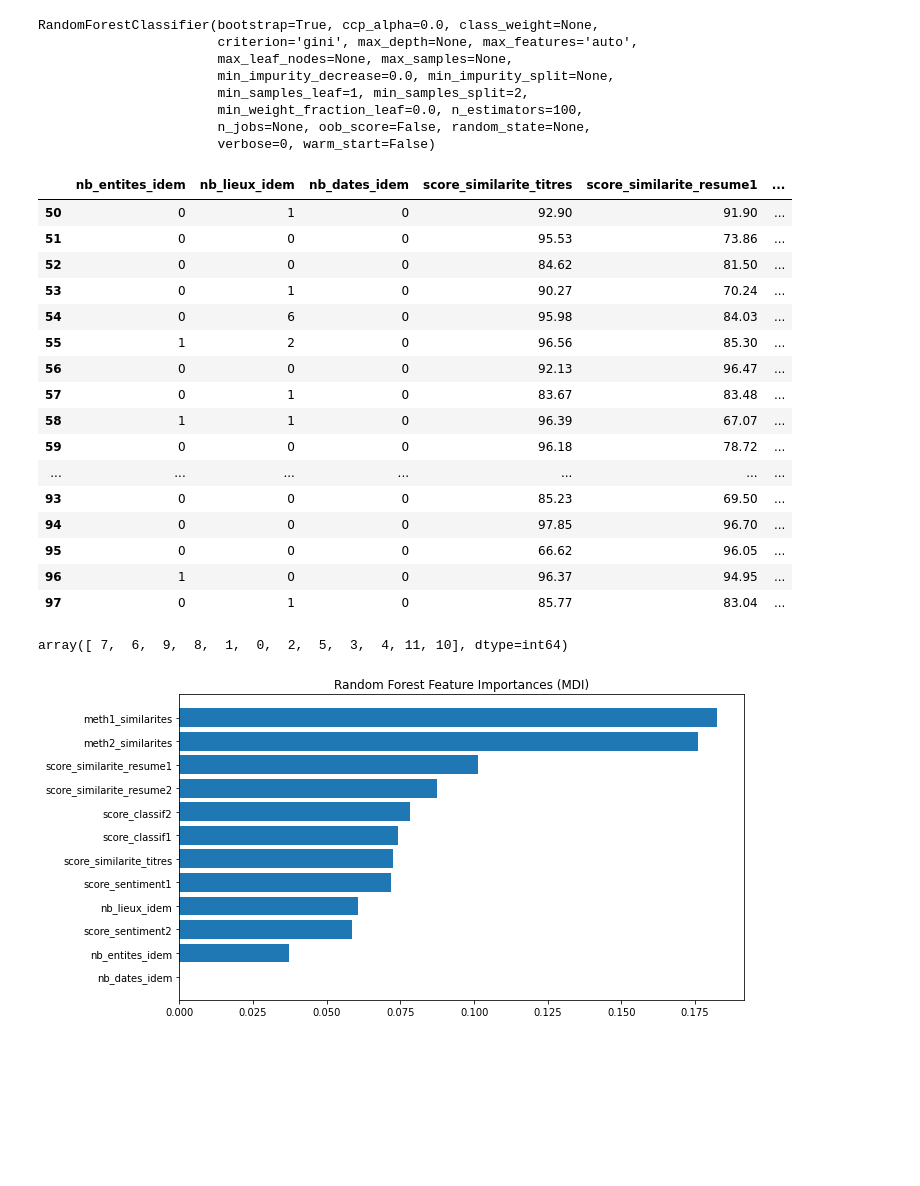
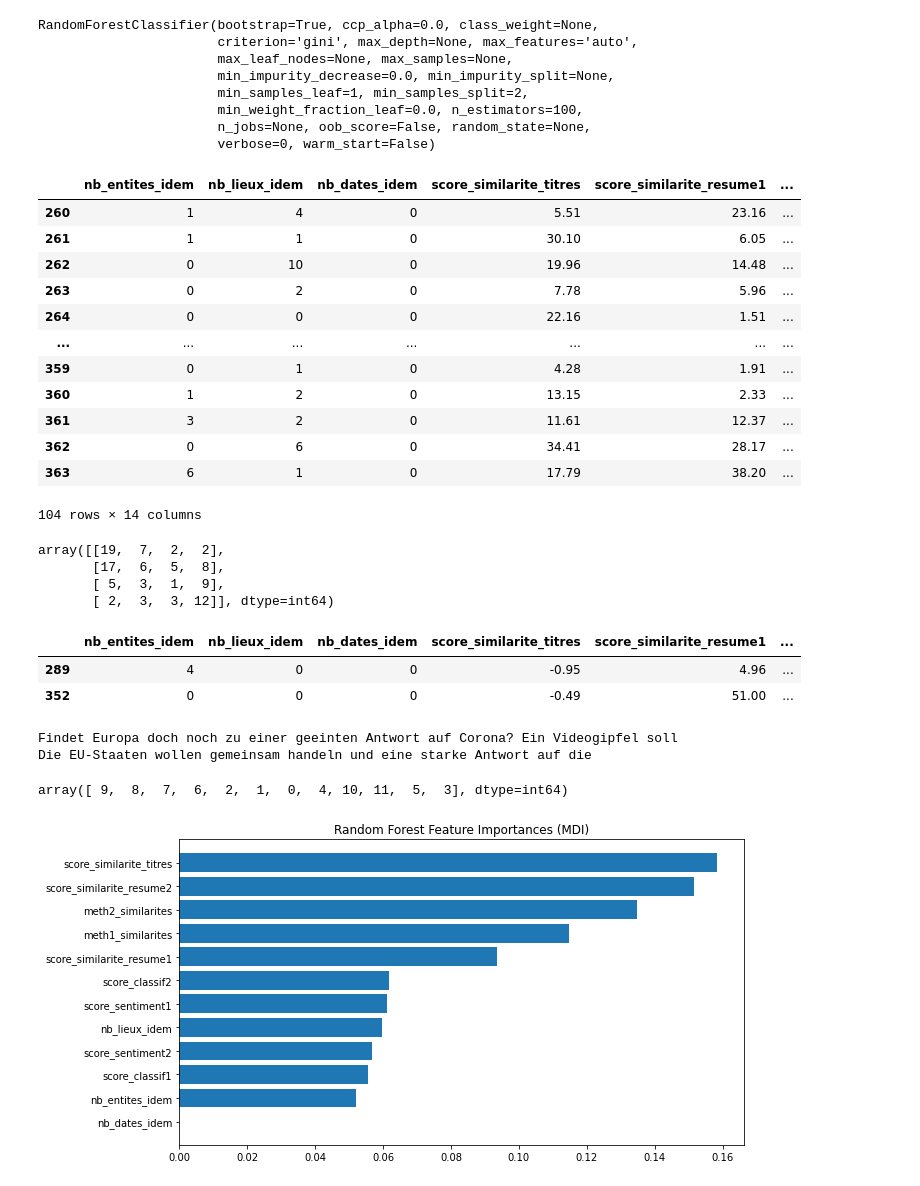
Before and after one commit to sebastiendufour1972/BL.Research-at-SemEval-2022-Task-8, a Jupyter notebook: german/Finalisation_programme_german.ipynb, the cells around one changed output. Drawn from its saved outputs; the diff is of its cells as text; code cells hidden in the pictures; blank space fills up the shorter version.

```diff
--- a/german/Finalisation_programme_german.ipynb
+++ b/german/Finalisation_programme_german.ipynb
@@ -572,9 +566,10 @@ similarites.to_csv('corpus_de_notes.csv')   # A ELIMINER SI CONCAT OK
 # %% [markdown]
 ## Classification Sklearn Pycaret
 # %%
-allemand = pd.read_csv('corpus_de_notes2.csv',index_col=0)
+allemand = pd.read_csv('corpus_de_notes.csv',index_col=0)
 # %%
-# attention certains textes ne sont pas fournies et mis en "Error" : A supprimer donc
-allemand[allemand.meth1_similarites=='Error']
+# attention certains textes ne sont pas fournies et donc mis en "Error" : A supprimer donc
+# On pourrait éventuellement tester en ne prenant plus les meth similarités ds les predicteurs
+allemand = allemand[allemand.meth1_similarites!='Error']
 # %% [output]
 |  | ligne | title_1 | title_2 | text_1 | text_2 | Geography | Entities | Time | Narrative | Overall | ... |
@@ -880,7 +735,7 @@ Xtrain = essai_classif[predicteurs].reset_index(drop=True)
 ytrain = essai_classif['Overall'].reset_index(drop=True)
 # %%
 rf = RandomForestClassifier()
-rf.fit(Xtrain[:50],ytrain[:50])
+rf.fit(Xtrain[:260],ytrain[:260])
 # %% [output]
 RandomForestClassifier(bootstrap=True, ccp_alpha=0.0, class_weight=None,
                        criterion='gini', max_depth=None, max_features='auto',
@@ -891,35 +746,51 @@ RandomForestClassifier(bootstrap=True, ccp_alpha=0.0, class_weight=None,
                        n_jobs=None, oob_score=False, random_state=None,
                        verbose=0, warm_start=False)
 # %%
-# Résultats corrects : 6/17 - 8/17 : 1 d'écart et 3/17 : 2 écart
-res_rf = rf.predict(Xtrain[50:])
-res_rf = pd.concat([Xtrain[50:],ytrain[50:],pd.DataFrame(res_rf,columns = ['RF'],index = range(50,98))],axis=1)
+res_rf = rf.predict(Xtrain[260:])
+res_rf = pd.concat([Xtrain[260:],ytrain[260:],pd.DataFrame(res_rf,columns = ['RF'],index = range(260,364))],axis=1)
 res_rf
 # %% [output]
 |  | nb_entites_idem | nb_lieux_idem | nb_dates_idem | score_similarite_titres | score_similarite_resume1 | ... |
-| 50 | 0 | 1 | 0 | 92.90 | 91.90 | ... |
-| 51 | 0 | 0 | 0 | 95.53 | 73.86 | ... |
-| 52 | 0 | 0 | 0 | 84.62 | 81.50 | ... |
-| 53 | 0 | 1 | 0 | 90.27 | 70.24 | ... |
-| 54 | 0 | 6 | 0 | 95.98 | 84.03 | ... |
-| 55 | 1 | 2 | 0 | 96.56 | 85.30 | ... |
-| 56 | 0 | 0 | 0 | 92.13 | 96.47 | ... |
-| 57 | 0 | 1 | 0 | 83.67 | 83.48 | ... |
-| 58 | 1 | 1 | 0 | 96.39 | 67.07 | ... |
-| 59 | 0 | 0 | 0 | 96.18 | 78.72 | ... |
+| 260 | 1 | 4 | 0 | 5.51 | 23.16 | ... |
+| 261 | 1 | 1 | 0 | 30.10 | 6.05 | ... |
+| 262 | 0 | 10 | 0 | 19.96 | 14.48 | ... |
+| 263 | 0 | 2 | 0 | 7.78 | 5.96 | ... |
+| 264 | 0 | 0 | 0 | 22.16 | 1.51 | ... |
 | ... | ... | ... | ... | ... | ... | ... |
-| 93 | 0 | 0 | 0 | 85.23 | 69.50 | ... |
-| 94 | 0 | 0 | 0 | 97.85 | 96.70 | ... |
-| 95 | 0 | 0 | 0 | 66.62 | 96.05 | ... |
-| 96 | 1 | 0 | 0 | 96.37 | 94.95 | ... |
-| 97 | 0 | 1 | 0 | 85.77 | 83.04 | ... |
+| 359 | 0 | 1 | 0 | 4.28 | 1.91 | ... |
+| 360 | 1 | 2 | 0 | 13.15 | 2.33 | ... |
+| 361 | 3 | 2 | 0 | 11.61 | 12.37 | ... |
+| 362 | 0 | 6 | 0 | 34.41 | 28.17 | ... |
+| 363 | 6 | 1 | 0 | 17.79 | 38.20 | ... |
+104 rows × 14 columns
+# %%
+# 38 OK sur 104 -44 une catégorie près, 20 à 2 catégories, et 4 à 3 !!!! Franchement décevant
+from sklearn.metrics import confusion_matrix
+confusion_matrix(res_rf.Overall,res_rf.RF)
+# %% [output]
+array([[19,  7,  2,  2],
+       [17,  6,  5,  8],
+       [ 5,  3,  1,  9],
+       [ 2,  3,  3, 12]], dtype=int64)
+# %%
+res_rf[(res_rf.Overall==4) & (res_rf.RF ==1)]
+# %% [output]
+|  | nb_entites_idem | nb_lieux_idem | nb_dates_idem | score_similarite_titres | score_similarite_resume1 | ... |
+| 289 | 4 | 0 | 0 | -0.95 | 4.96 | ... |
+| 352 | 0 | 0 | 0 | -0.49 | 51.00 | ... |
+# %%
+print(allemand.summary1_text1[289])
+print(allemand.summary1_text2[289])
+# %% [output]
+Findet Europa doch noch zu einer geeinten Antwort auf Corona? Ein Videogipfel soll
+Die EU-Staaten wollen gemeinsam handeln und eine starke Antwort auf die
 # %%
 from sklearn.inspection import permutation_importance
 result = permutation_importance(rf, Xtrain, ytrain, n_repeats=10, random_state=42, n_jobs=2)
 sorted_idx = result.importances_mean.argsort()
 sorted_idx
 # %% [output]
-array([ 7,  6,  9,  8,  1,  0,  2,  5,  3,  4, 11, 10], dtype=int64)
+array([ 9,  8,  7,  6,  2,  1,  0,  4, 10, 11,  5,  3], dtype=int64)
 # %%
 import matplotlib
 import matplotlib.pyplot as plt
@@ -935,4 +806,4 @@ ax.set_title("Random Forest Feature Importances (MDI)")
 fig.tight_layout()
 plt.show()
 # %% [output]
-[figure, old version]
+[figure, new version]
```
Also changed, not shown: parts of 44 cells of this notebook.
